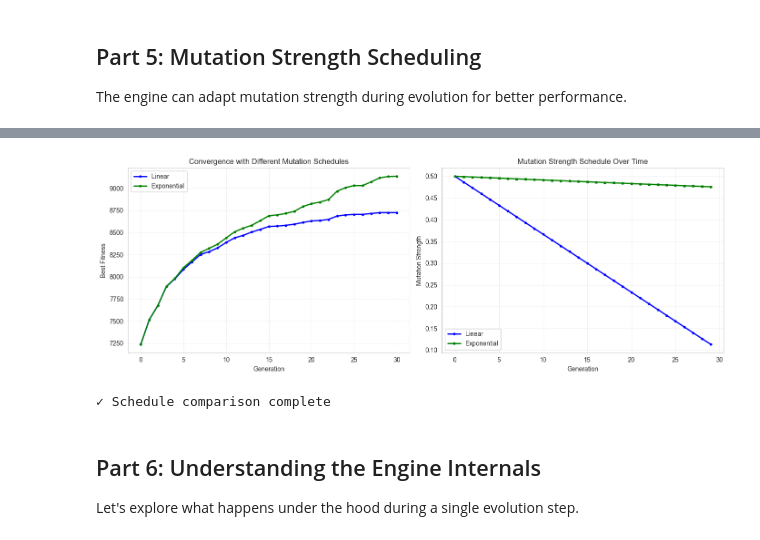
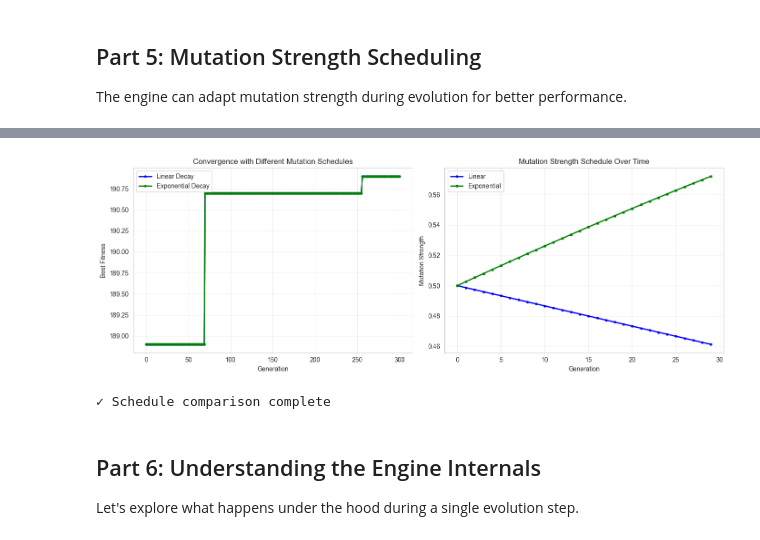
Before and after one commit to LeonardoDiCaterina/MalthusJAX, a Jupyter notebook: examples/_DEMO_LV_3/Level_3_Engine_Demo.ipynb, the cells around one changed output, grey strips where cells are left out. Saved outputs shown, nothing was run; the diff lists cells and outputs as text; code cells hidden in the pictures.

```diff
--- a/examples/_DEMO_LV_3/Level_3_Engine_Demo.ipynb
+++ b/examples/_DEMO_LV_3/Level_3_Engine_Demo.ipynb
@@ -81,16 +76,18 @@ print(f"  Type: {type(evaluator).__name__}")
   Type: BBOBEvaluator
 # %%
 # Create genetic operators
-selection = ElitePoolSelection(num_selections=20, elite_k=2)
-crossover = SimulatedBinaryCrossover(num_offspring=2, eta=15.0)
-mutation = GaussianMutation(num_offspring=1, mutation_rate=0.1, mutation_strength=0.5)
+selection = ElitePoolSelection(num_selections=20, elite_k=10)
+crossover = SimulatedBinaryCrossover(num_offspring=2, crossover_rate=5.0)
+mutation = GaussianMutation(num_offspring=1, mutation_rate=1.0, mutation_strength=1.0)
 
 print("✓ Genetic operators created")
 print(f"  Selection: {type(selection).__name__}")
 print(f"    - Selections: {selection.num_selections}")
 print(f"    - Elite kept: {selection.elite_k}")
+
 print(f"\n  Crossover: {type(crossover).__name__}")
 print(f"    - Offspring per pair: {crossover.num_offspring}")
+
 print(f"\n  Mutation: {type(mutation).__name__}")
 print(f"    - Offspring per individual: {mutation.num_offspring}")
 print(f"    - Mutation rate: {mutation.mutation_rate}")
@@ -109,9 +106,6 @@ print(f"    - Mutation rate: {mutation.mutation_rate}")
 # %%
 # Configure engine parameters
-engine_params = GeneticEngineParams(
-    pop_size=32,
-    elitism=2,
-    num_generations=50)
+engine_params = GeneticEngineParams(pop_size=5, elitism=2, num_generations=50)
 
 # Create engine
 engine = GeneticEngine(
@@ -121,7 +115,7 @@ engine = GeneticEngine(
     selection=selection,
     crossover=crossover,
     mutation=mutation,
-    enable_progress_bar=True
+    enable_progress_bar=True,
 )
 
 print("✓ GeneticEngine created")
@@ -187,7 +181,9 @@ for i in range(num_steps):
     generation_history.append(int(state.generation))
 
     if (i + 1) % 100 == 0:
-        print(f"Generation {state.generation}: Best = {state.best_fitness:.6f}, Mean = {mean_fitness_history[-1]:.6f}")
+        print(
+            f"Generation {state.generation}: Best = {state.best_fitness:.6f}, Mean = {mean_fitness_history[-1]:.6f}"
+        )
 
 print("\n✓ Evolution complete!")
 print(f"  Final best fitness: {state.best_fitness:.6f}")
@@ -466,37 +497,46 @@ Testing Exponential schedule...
 # %%
 # Visualize schedule comparison
 fig, axes = plt.subplots(1, 2, figsize=(14, 5))
 
 # Plot 1: Convergence comparison
-colors_sched = ['blue', 'green', 'red']
+colors_sched = ["blue", "green", "red"]
 for (name, history), color in zip(schedule_results.items(), colors_sched):
-    axes[0].plot(history, label=name, linewidth=2, color=color, marker='o', markersize=3)
+    axes[0].plot(history, label=name, linewidth=2, color=color, marker="o", markersize=3)
 
-axes[0].set_xlabel('Generation')
-axes[0].set_ylabel('Best Fitness')
-axes[0].set_title('Convergence with Different Mutation Schedules')
+axes[0].set_xlabel("Generation")
+axes[0].set_ylabel("Best Fitness")
+axes[0].set_title("Convergence with Different Mutation Schedules")
 axes[0].legend()
 axes[0].grid(True, alpha=0.3)
 
+
+# Define helper functions to calculate expected schedule values for plotting
+def linear_schedule(step, max_steps, initial=0.5, final=0.1):
+    return initial - (initial - final) * (step / max_steps)
+
+def exponential_schedule(step, max_steps, initial=0.5, final=0.1):
+    return 1-(initial * ((final / initial) ** (step / max_steps)))
+
+
 # Plot 2: Mutation strength over time
 gens = range(30)
-linear_vals = [linear_schedule(g, 30) for g in gens]
-exp_vals = [exponential_schedule(g, 30) for g in gens]
+linear_vals = [linear_schedule(g, 300) for g in gens]
+exp_vals = [exponential_schedule(g, 300) for g in gens]
 
-axes[1].plot(gens, linear_vals, 'b-', linewidth=2, label='Linear', marker='o', markersize=3)
-axes[1].plot(gens, exp_vals, 'g-', linewidth=2, label='Exponential', marker='s', markersize=3)
-axes[1].set_xlabel('Generation')
-axes[1].set_ylabel('Mutation Strength')
-axes[1].set_title('Mutation Strength Schedule Over Time')
+axes[1].plot(gens, linear_vals, "b-", linewidth=2, label="Linear", marker="o", markersize=3)
+axes[1].plot(gens, exp_vals, "g-", linewidth=2, label="Exponential", marker="s", markersize=3)
+axes[1].set_xlabel("Generation")
+axes[1].set_ylabel("Mutation Strength")
+axes[1].set_title("Mutation Strength Schedule Over Time")
 axes[1].legend()
 axes[1].grid(True, alpha=0.3)
 
 plt.tight_layout()
 plt.show()
 
 print("✓ Schedule comparison complete")
 # %% [output]
-[figure, old version]
+[figure, new version]
 ✓ Schedule comparison complete
 # %% [markdown]
 ## Part 6: Understanding the Engine Internals
```
Also changed, not shown: parts of 28 cells of this notebook, 53 other files.
